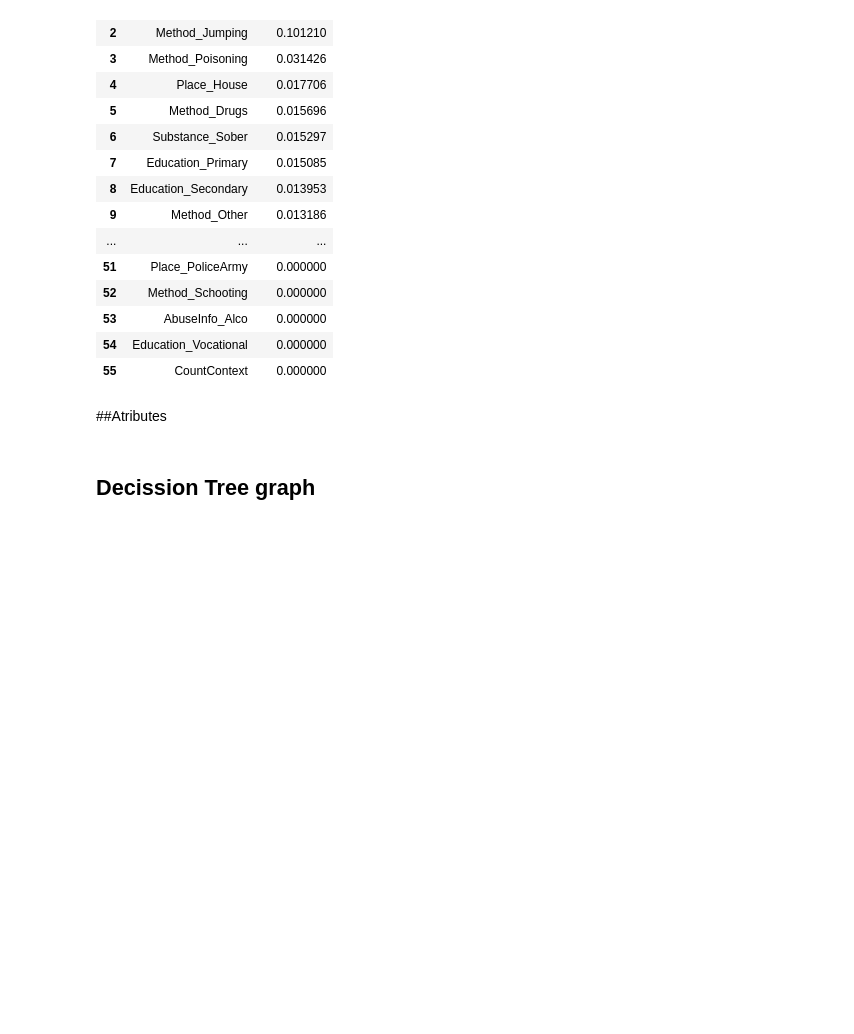
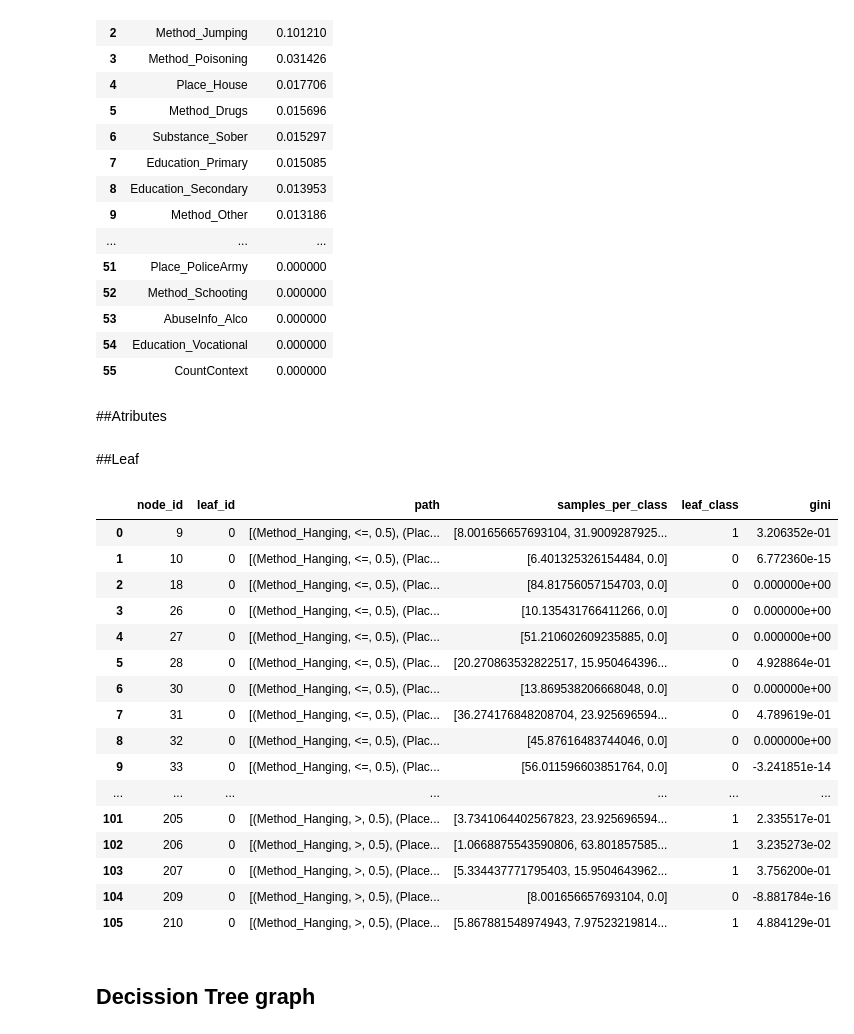
Before and after one commit to Hubert26/suicides_IPPAN, a Jupyter notebook: ml_analize.ipynb, the cells around one changed output. Saved outputs shown, nothing was run; the diff lists cells and outputs as text; code cells hidden in the pictures; blank space fills up the shorter version.

```diff
--- a/ml_analize.ipynb
+++ b/ml_analize.ipynb
@@ -528,14 +528,6 @@ node_depths = compute_node_depths(tree)
 # Lista do przechowywania informacji o węzłach
 nodes_info = []
 
-# Zliczanie próbek w każdym węźle
-samples_per_class_in_node = np.zeros((tree.node_count, len(np.unique(y_train))), dtype=int)
-
-# Iterowanie przez próbki i ścieżki decyzji
-for sample_id, sample_path in enumerate(node_indicator):
-    for node_id in sample_path.indices:
-        class_id = y_train.iloc[sample_id]
-        samples_per_class_in_node[node_id, class_id] += 1
 
 # Iterowanie przez węzły
 for node_id in range(tree.node_count):
@@ -570,7 +562,7 @@ for node_id in range(tree.node_count):
         'Samples': samples,
         'Values (Weighted)': values,
         'Sum of Values': sum(values),
-        'Class Counts (Unweighted)': unweighted_samples,
+        'Class Counts (Unweighted)': np.round(values / class_weights),
         'Depth': depth,
         'Is Leaf': is_leaf,
         'Feature': feature,
@@ -584,3 +576,5 @@ for node_id in range(tree.node_count):
 
 # Utworzenie DataFrame z listy słowników
 dtc_nodes_info_df = pd.DataFrame(nodes_info)
+# %% [markdown]
+##Leaf
@@ -587,3 +623,28 @@ dtc_nodes_info_df = pd.DataFrame(nodes_info)
+# %%
+# Uzyskaj nazwy cech
+dtc_feature_names = X_train.columns.tolist()
+# Uzyskanie informacji o liściach
+leaf_info_df = get_leaf_info(dtc, dtc_feature_names)
+# %%
+leaf_info_df
+# %% [output]
+|  | node_id | leaf_id | path | samples_per_class | leaf_class | gini |
+| 0 | 9 | 0 | [(Method_Hanging, <=, 0.5), (Plac... | [8.001656657693104, 31.9009287925... | 1 | 3.206352e-01 |
+| 1 | 10 | 0 | [(Method_Hanging, <=, 0.5), (Plac... | [6.401325326154484, 0.0] | 0 | 6.772360e-15 |
+| 2 | 18 | 0 | [(Method_Hanging, <=, 0.5), (Plac... | [84.81756057154703, 0.0] | 0 | 0.000000e+00 |
+| 3 | 26 | 0 | [(Method_Hanging, <=, 0.5), (Plac... | [10.135431766411266, 0.0] | 0 | 0.000000e+00 |
+| 4 | 27 | 0 | [(Method_Hanging, <=, 0.5), (Plac... | [51.210602609235885, 0.0] | 0 | 0.000000e+00 |
+| 5 | 28 | 0 | [(Method_Hanging, <=, 0.5), (Plac... | [20.270863532822517, 15.950464396... | 0 | 4.928864e-01 |
+| 6 | 30 | 0 | [(Method_Hanging, <=, 0.5), (Plac... | [13.869538206668048, 0.0] | 0 | 0.000000e+00 |
+| 7 | 31 | 0 | [(Method_Hanging, <=, 0.5), (Plac... | [36.274176848208704, 23.925696594... | 0 | 4.789619e-01 |
+| 8 | 32 | 0 | [(Method_Hanging, <=, 0.5), (Plac... | [45.87616483744046, 0.0] | 0 | 0.000000e+00 |
+| 9 | 33 | 0 | [(Method_Hanging, <=, 0.5), (Plac... | [56.011596603851764, 0.0] | 0 | -3.241851e-14 |
+| ... | ... | ... | ... | ... | ... | ... |
+| 101 | 205 | 0 | [(Method_Hanging, >, 0.5), (Place... | [3.7341064402567823, 23.925696594... | 1 | 2.335517e-01 |
+| 102 | 206 | 0 | [(Method_Hanging, >, 0.5), (Place... | [1.0668875543590806, 63.801857585... | 1 | 3.235273e-02 |
+| 103 | 207 | 0 | [(Method_Hanging, >, 0.5), (Place... | [5.334437771795403, 15.9504643962... | 1 | 3.756200e-01 |
+| 104 | 209 | 0 | [(Method_Hanging, >, 0.5), (Place... | [8.001656657693104, 0.0] | 0 | -8.881784e-16 |
+| 105 | 210 | 0 | [(Method_Hanging, >, 0.5), (Place... | [5.867881548974943, 7.97523219814... | 1 | 4.884129e-01 |
 # %% [markdown]
 ## Decission Tree graph
 # %% [markdown]
```
Also changed, not shown: parts of 5 cells of this notebook.
